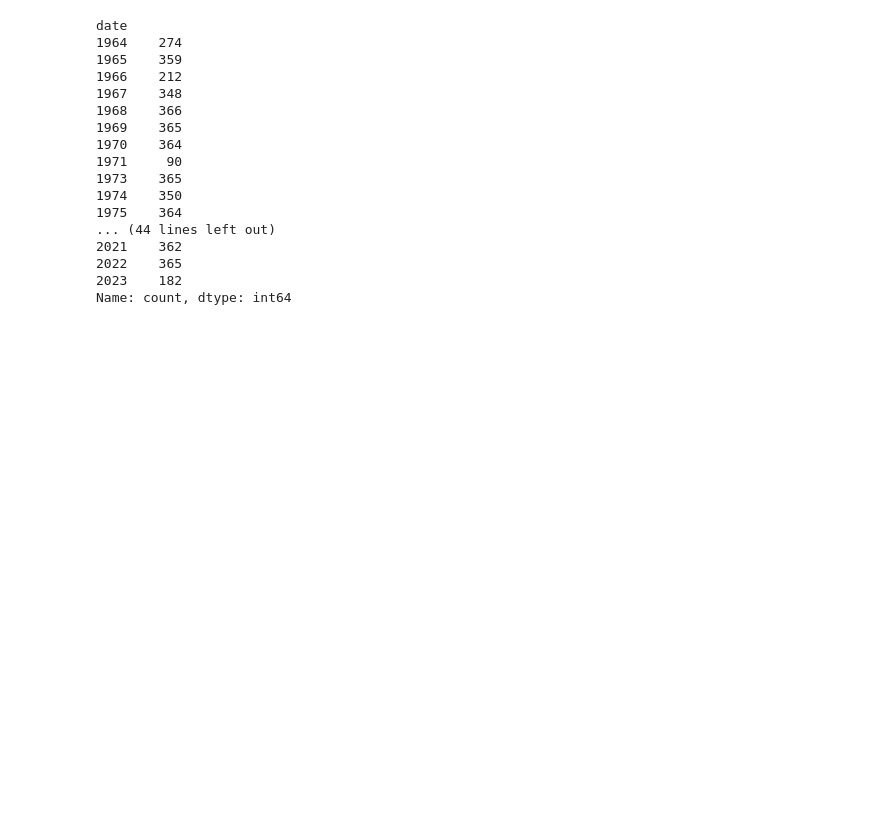
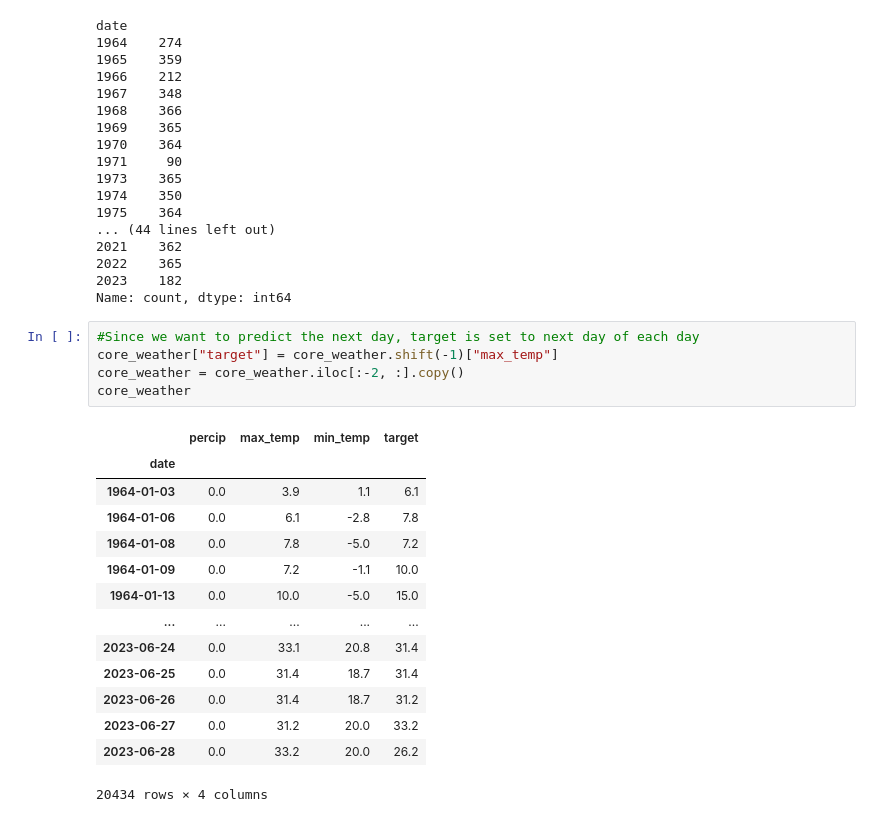
Before and after one commit to congiants/Temperature_Predictor, a Jupyter notebook: temprature_predictor.ipynb, the cells around one changed output. Cells and saved outputs as stored; diff of their text form; blank space fills up the shorter version.

Commit message:
target collumn

```diff
--- a/temprature_predictor.ipynb
+++ b/temprature_predictor.ipynb
@@ -261,3 +261,23 @@ date
 2022    365
 2023    182
 Name: count, dtype: int64
+# %%
+#Since we want to predict the next day, target is set to next day of each day
+core_weather["target"] = core_weather.shift(-1)["max_temp"]
+core_weather = core_weather.iloc[:-2, :].copy()
+core_weather
+# %% [output]
+|  | percip | max_temp | min_temp | target |
+| date |  |  |  |  |
+| 1964-01-03 | 0.0 | 3.9 | 1.1 | 6.1 |
+| 1964-01-06 | 0.0 | 6.1 | -2.8 | 7.8 |
+| 1964-01-08 | 0.0 | 7.8 | -5.0 | 7.2 |
+| 1964-01-09 | 0.0 | 7.2 | -1.1 | 10.0 |
+| 1964-01-13 | 0.0 | 10.0 | -5.0 | 15.0 |
+| ... | ... | ... | ... | ... |
+| 2023-06-24 | 0.0 | 33.1 | 20.8 | 31.4 |
+| 2023-06-25 | 0.0 | 31.4 | 18.7 | 31.4 |
+| 2023-06-26 | 0.0 | 31.4 | 18.7 | 31.2 |
+| 2023-06-27 | 0.0 | 31.2 | 20.0 | 33.2 |
+| 2023-06-28 | 0.0 | 33.2 | 20.0 | 26.2 |
+20434 rows × 4 columns
```
Also changed, not shown: parts of 1 cell of this notebook.
